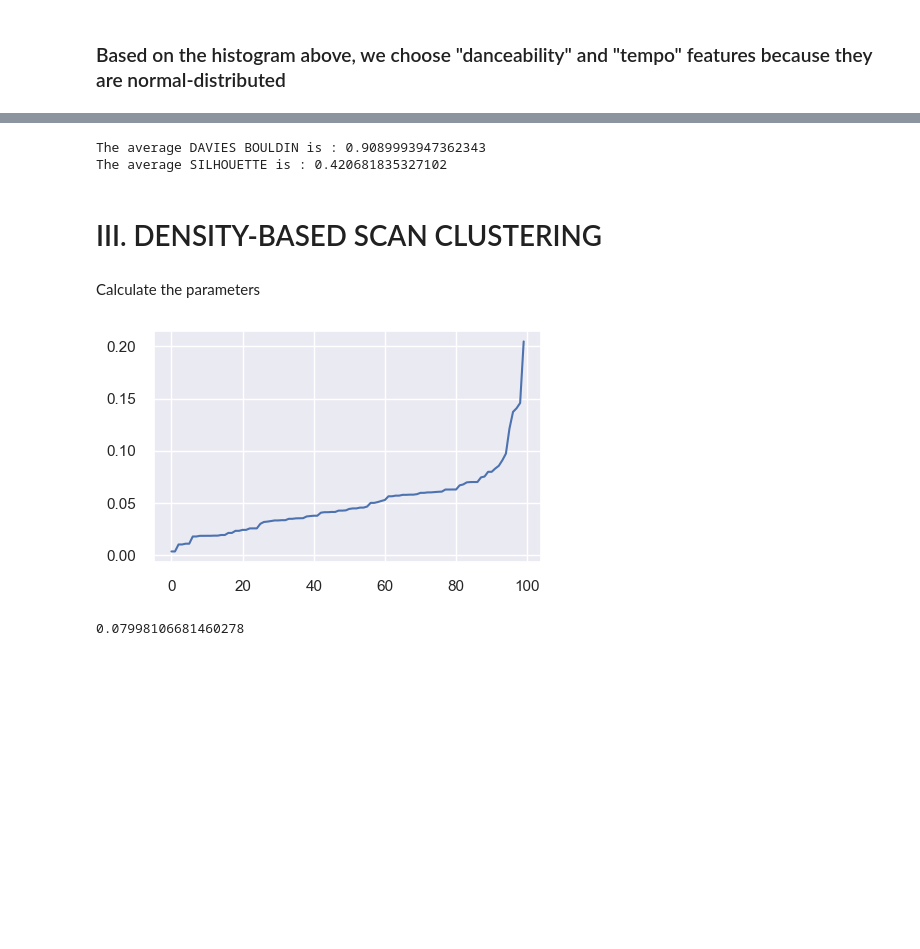
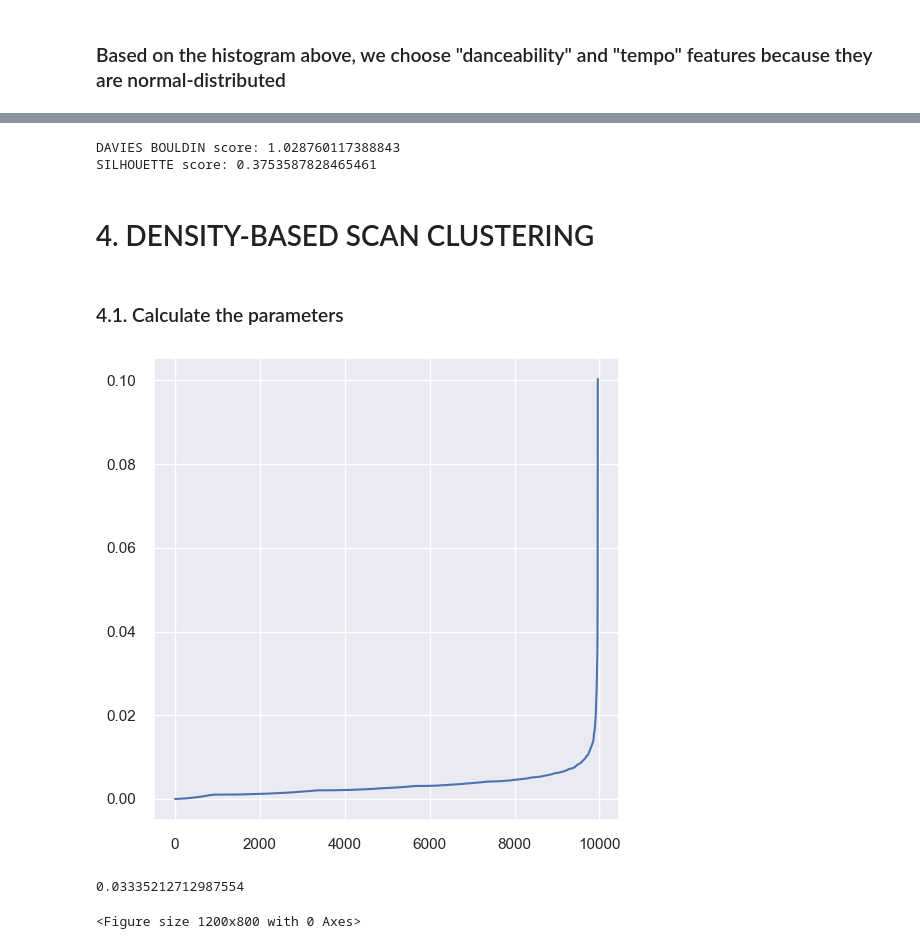
Before and after one commit to huynm116/songs-clustering-project, a Jupyter notebook: clustering.ipynb, the cells around one changed output, grey strips where cells are left out. Cells and saved outputs as stored; diff of their text form; code cells hidden in the pictures; blank space fills up the shorter version.

```diff
--- a/clustering.ipynb
+++ b/clustering.ipynb
@@ -21,5 +21,4 @@ from kneed import KneeLocator
 # %%
-song_data = pd.read_csv('tracks_features.csv',skiprows= (1, 2001), nrows=1000)
-# checking for null values
-song_data.isnull().sum()
+song_data = pd.read_csv('tracks_features.csv',skiprows= (1, 20001), nrows=10000)
+song_data.head ()
 # %% [output]
@@ -244,16 +301,16 @@ plt.show()
 # %%
 davies_bouldin_avg = davies_bouldin_score(X, Y_hierchical)
-print("The average DAVIES BOULDIN is :", davies_bouldin_avg)
+print("DAVIES BOULDIN score:", davies_bouldin_avg)
 
 silhouette_avg = silhouette_score(X, Y_hierchical)
-print("The average SILHOUETTE is :", silhouette_avg)
+print("SILHOUETTE score:", silhouette_avg)
 # %% [output]
-The average DAVIES BOULDIN is : 0.9089993947362343
-The average SILHOUETTE is : 0.420681835327102
+DAVIES BOULDIN score: 1.028760117388843
+SILHOUETTE score: 0.3753587828465461
 # %% [markdown]
-# III. DENSITY-BASED SCAN CLUSTERING
+# 4. DENSITY-BASED SCAN CLUSTERING
-# %% [markdown]
-Calculate the parameters
+# %% [markdown]
+### 4.1. Calculate the parameters
 # %%
 no_neighbors = 4 # setting the number of neighbors
 neighb = NearestNeighbors(n_neighbors=no_neighbors) # creating an object of the NearestNeighbors class
@@ -262,19 +319,20 @@ distances,indices=nbrs.kneighbors(X) # finding the nearest neighbours
 # %%
 # Sort and plot the distances results
 distances = np.sort(distances, axis = 0) # sorting the distances
 distances = distances[:, 1] # taking the second column of the sorted distances
-plt.rcParams['figure.figsize'] = (5,3) # setting the figure size
+plt.figure(figsize=(6,6))
+# plt.rcParams['figure.figsize'] = (5,3) # setting the figure size
 plt.plot(distances) # plotting the distances
 plt.show() # showing the plot
 # %% [output]
-[figure, old version]
+[figure, new version]
 # %%
-kneedle = KneeLocator(x = range(1, len(distances)+1), y = distances, S = 1.0,
-                      curve = "concave", direction = "increasing", online=True)
-
+plt.figure(figsize=(12,8))
+kneedle = KneeLocator(x = range(1, len(distances)+1), y = distances, S = 1.0, curve = "concave", direction = "increasing", online=True)
 # get the estimate of knee point
 kneedle.knee_y
 # %% [output]
-0.07998106681460278
+0.03335212712987554
+<Figure size 1200x800 with 0 Axes>
 # %%
 kneedle.plot_knee()
```
Also changed, not shown: parts of 52 cells of this notebook.
